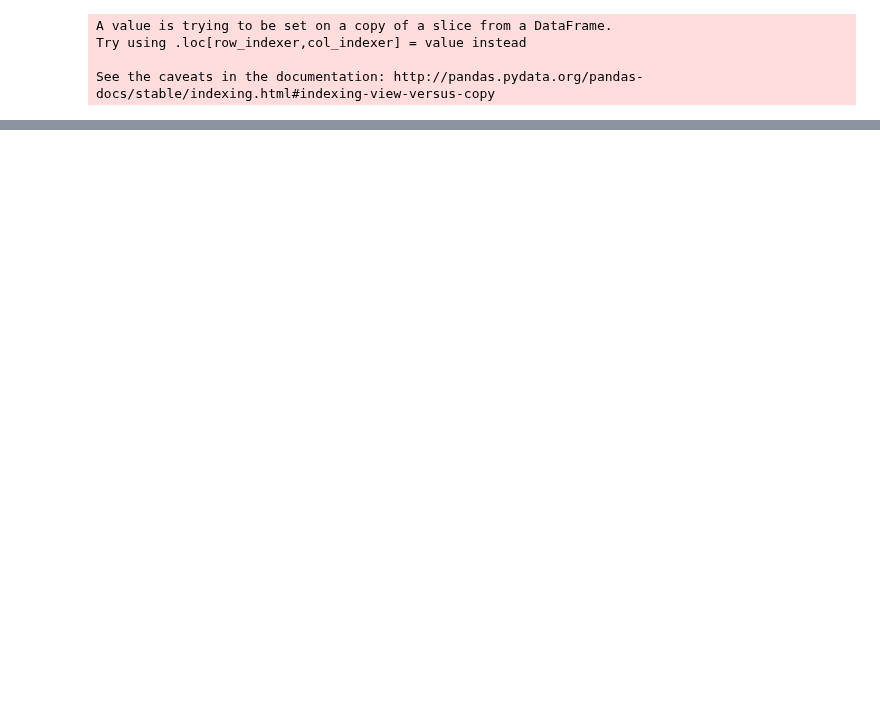
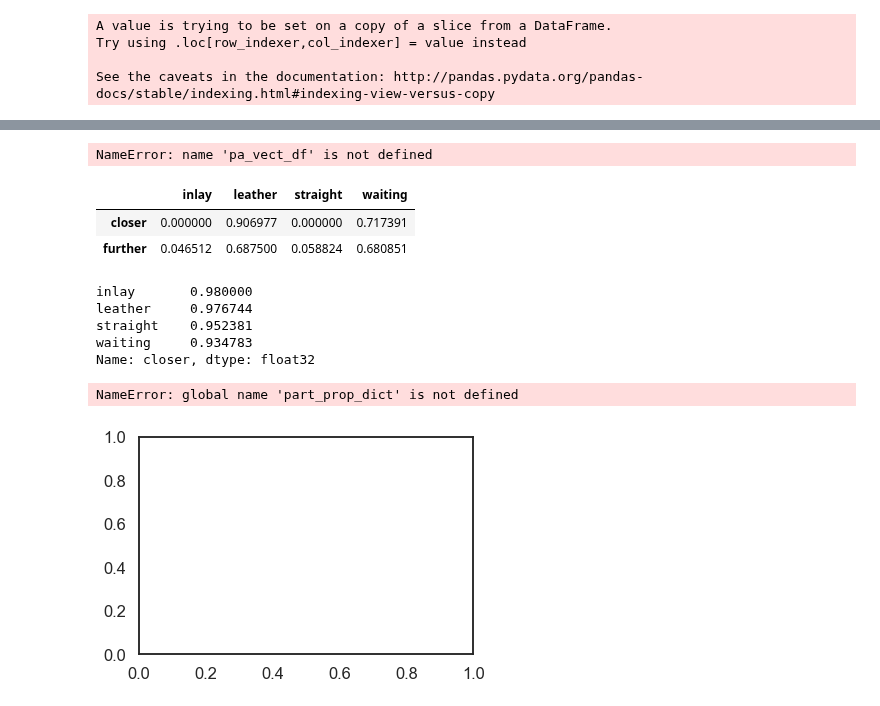
Before and after one commit to cogtoolslab/semantic_parts, a Jupyter notebook: analysis/kushinm/svg_annotation_analysis.ipynb, the cells around one changed output, grey strips where cells are left out. Drawn from its saved outputs; the diff is of its cells as text; code cells hidden in the pictures; blank space fills up the shorter version.

```diff
--- a/analysis/kushinm/svg_annotation_analysis.ipynb
+++ b/analysis/kushinm/svg_annotation_analysis.ipynb
@@ -698,0 +862,63 @@ D.to_csv(os.path.join(results_dir,'svg_annotations_{}.csv'.format(dataset)))
+# %%
+sketch_df_with_pa=pd.concat([sketch_df,pa_vect_df],axis=1)
+sketch_df_with_pa
+# %% [output]
+NameError: name 'pa_vect_df' is not defined
+# %%
+
+part_prop_dict={}
+for label in np.unique(valid_labels):
+    part_prop_array=np.zeros((2,4), dtype='float32')
+    for i,this_condition in enumerate(np.unique(sketch_df_with_pa['condition'])):
+        sketch_df_with_pa0= sketch_df_with_pa[sketch_df_with_pa['condition']==this_condition]
+        targ_ind=0
+        for obj in np.unique(sketch_df_with_pa0['target']):
+            sketch_df_with_pa1= sketch_df_with_pa0[sketch_df_with_pa0['target']==obj]
+            part_prop_array[i,targ_ind]=len(sketch_df_with_pa1[sketch_df_with_pa1[label]=='True'])/len(sketch_df_with_pa1)
+            targ_ind+=1
+    part_prop_dict[label]= pd.DataFrame(part_prop_array, columns=np.unique(sketch_df_with_pa.target), index =np.unique(sketch_df_with_pa.condition))
+# %%
+part_prop_dict['armrest']
+# %% [output]
+|  | inlay | leather | straight | waiting |
+| closer | 0.000000 | 0.906977 | 0.000000 | 0.717391 |
+| further | 0.046512 | 0.687500 | 0.058824 | 0.680851 |
+# %%
+part_prop_dict['leg'].iloc[0]
+# %% [output]
+inlay       0.980000
+leather     0.976744
+straight    0.952381
+waiting     0.934783
+Name: closer, dtype: float32
+# %%
+import matplotlib.pyplot as plt
+import matplotlib.patches as mpatches
+
+def plot_part_presence(label):
+    x= np.arange(4)
+    fig, ax = plt.subplots()
+    ax.bar(x,part_prop_dict[label].iloc[0], width=0.3,color='#3399ff')
+    ax.bar(x+0.3,part_prop_dict[label].iloc[1],width=0.3,color ='#ff4d4d')
+    plt.title('{}'.format(label))
+    plt.ylabel('proportion of sketches with part')
+    plt.xlabel('object')
+    plt.xticks(x, np.unique(sketch_df_with_pa['target']))
+
+    blue_patch = mpatches.Patch(color='#3399ff', label='closer')
+    red_patch = mpatches.Patch(color='#ff4d4d', label='further')
+
+
+
+
+    plt.legend(handles=[red_patch,blue_patch],loc=9, bbox_to_anchor=(1.25, 1.05))
+    plt.show()
+
+
+    plt.savefig(os.path.join(plot_dir,'proportion_of_sketches_with_{}'.format(label)),edgecolor='w',bbox_inches='tight')
+# %%
+for label in np.unique(stroke_df_lite['label']):
+    plot_part_presence(label)
+# %% [output]
+NameError: global name 'part_prop_dict' is not defined
+[figure, added]
```
Also changed, not shown: parts of 49 cells of this notebook.
